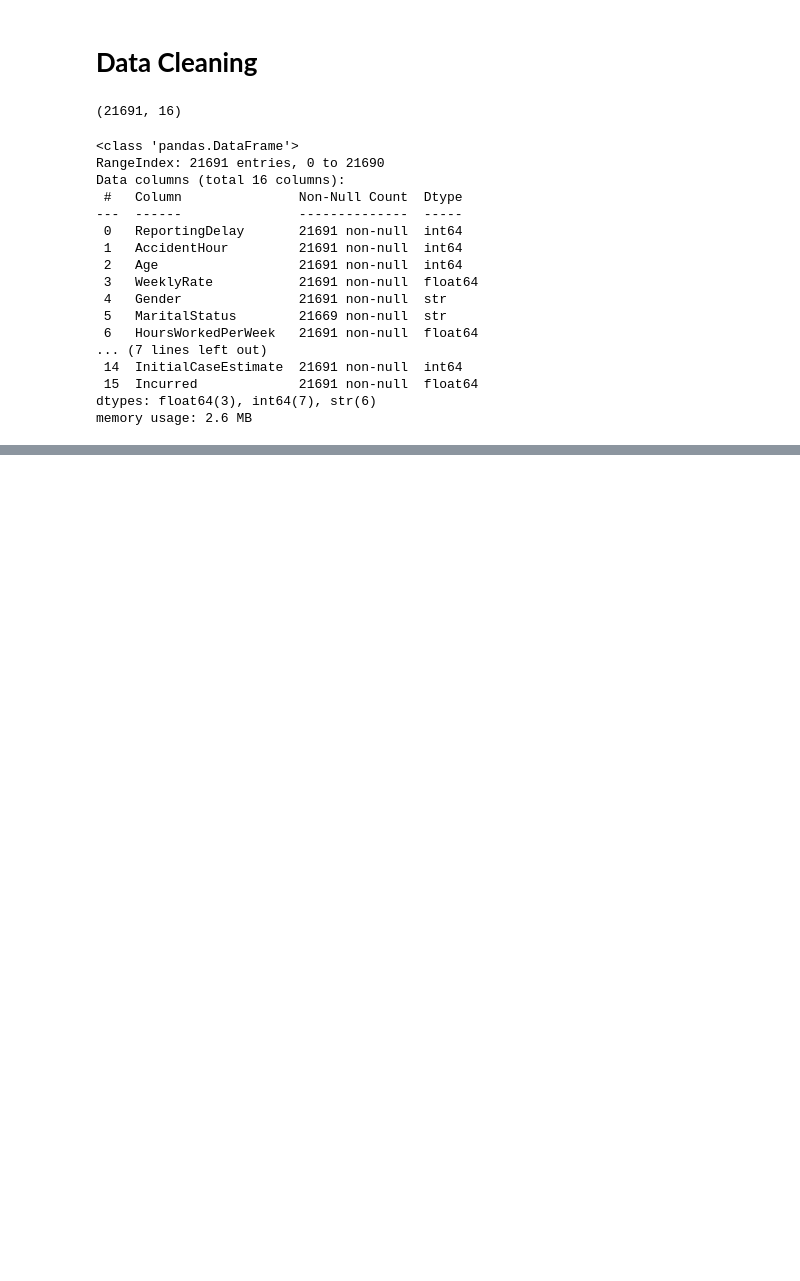
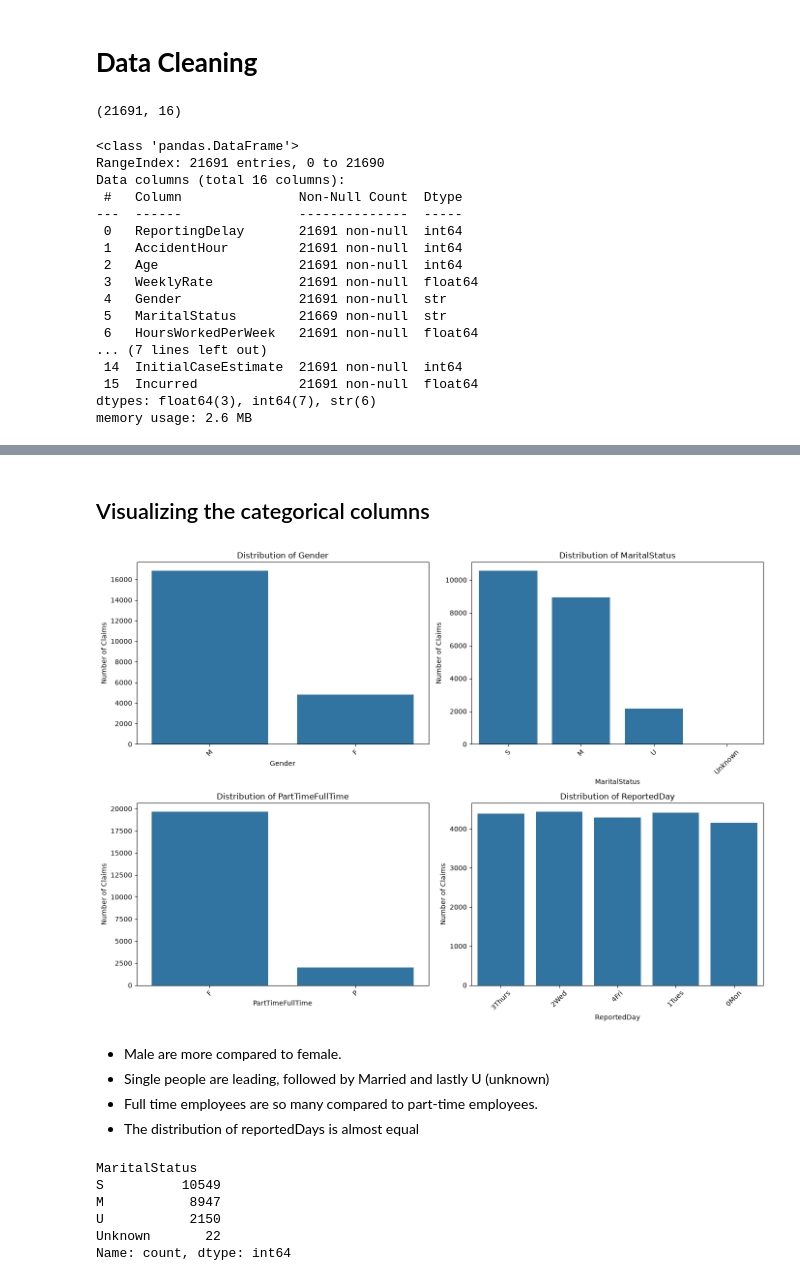
Before and after one commit to PerisN/Final_Capstone_Project, a Jupyter notebook: project.ipynb, the cells around one changed output, grey strips where cells are left out. Saved outputs shown, nothing was run; the diff lists cells and outputs as text; code cells hidden in the pictures; blank space fills up the shorter version.

```diff
--- a/project.ipynb
+++ b/project.ipynb
@@ -53,0 +353,38 @@ memory usage: 2.6 MB
+# %% [markdown]
+## Visualizing the categorical columns
+# %%
+cat_cols = [
+    'Gender',
+    'MaritalStatus',
+    'PartTimeFullTime',
+    'ReportedDay'
+]
+
+fig, axes = plt.subplots(2, 2, figsize=(14, 10))
+axes = axes.flatten()
+
+for i, col in enumerate(cat_cols):
+    sns.countplot(data=df, x=col, ax=axes[i])
+    axes[i].set_title(f'Distribution of {col}')
+    axes[i].set_xlabel(col)
+    axes[i].set_ylabel('Number of Claims')
+    axes[i].tick_params(axis='x', rotation=45)
+
+plt.tight_layout()
+plt.show()
+# %% [output]
+[figure, added]
+# %% [markdown]
+- Male are more compared to female.
+- Single people are leading, followed by Married and lastly U (unknown)
+- Full time employees are so many compared to part-time employees.
+- The distribution of reportedDays is almost equal
+# %%
+df['MaritalStatus'].value_counts(dropna=False)
+# %% [output]
+MaritalStatus
+S          10549
+M           8947
+U           2150
+Unknown       22
+Name: count, dtype: int64
```
Also changed, not shown: parts of 59 cells of this notebook, 1 other file.
